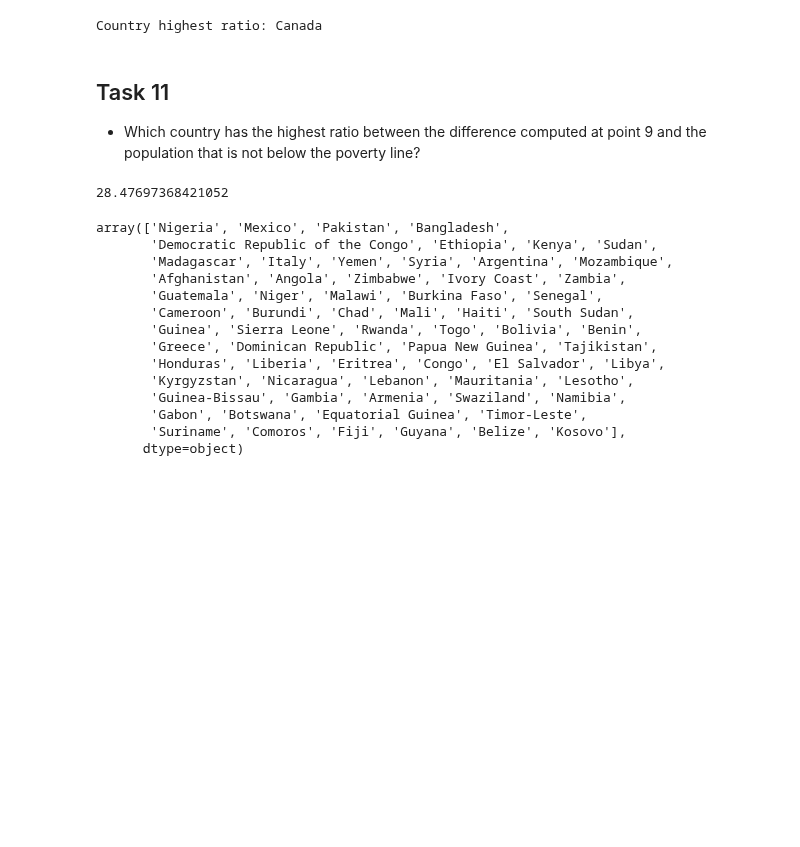
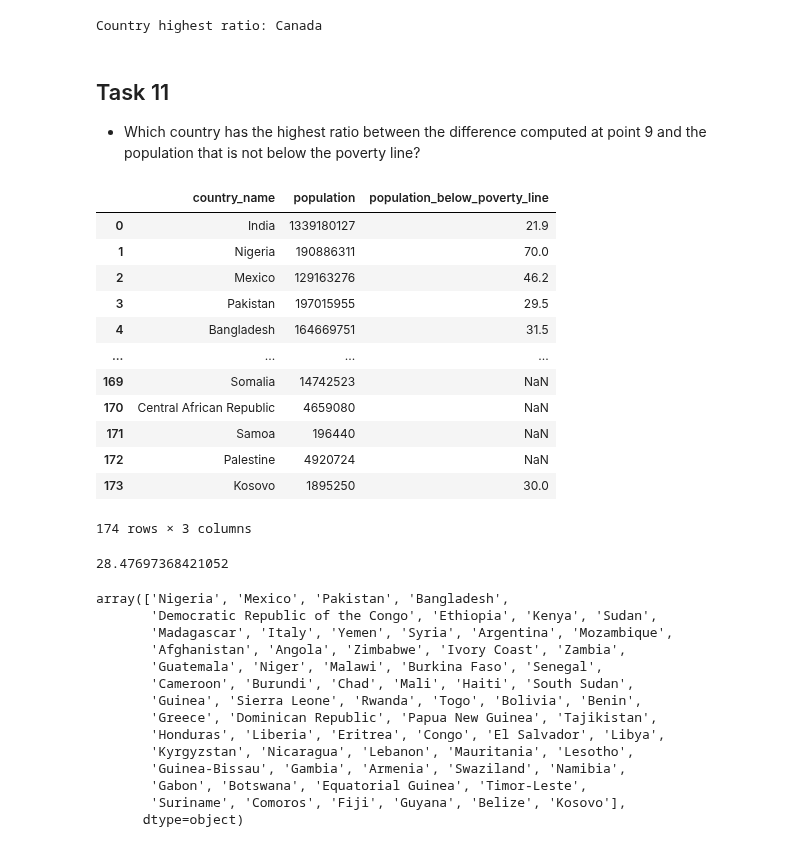
Before and after one commit to gaveter/Project_cs, a Jupyter notebook: Project.ipynb, the cells around one changed output. Saved outputs shown, nothing was run; the diff lists cells and outputs as text; code cells hidden in the pictures; blank space fills up the shorter version.

```diff
--- a/Project.ipynb
+++ b/Project.ipynb
@@ -757,6 +781,21 @@ Country highest ratio: Canada
 - Which country has the highest ratio between the difference computed at point 9 and the population that is not below the poverty line?
 # %%
 country_info_11=country_info[['country_name','population','population_below_poverty_line']]
+country_info_11
+# %% [output]
+|  | country_name | population | population_below_poverty_line |
+| 0 | India | 1339180127 | 21.9 |
+| 1 | Nigeria | 190886311 | 70.0 |
+| 2 | Mexico | 129163276 | 46.2 |
+| 3 | Pakistan | 197015955 | 29.5 |
+| 4 | Bangladesh | 164669751 | 31.5 |
+| ... | ... | ... | ... |
+| 169 | Somalia | 14742523 | NaN |
+| 170 | Central African Republic | 4659080 | NaN |
+| 171 | Samoa | 196440 | NaN |
+| 172 | Palestine | 4920724 | NaN |
+| 173 | Kosovo | 1895250 | 30.0 |
+174 rows × 3 columns
 # %%
 media = country_info_11['population_below_poverty_line'].mean()
 media
```
Also changed, not shown: parts of 31 cells of this notebook.
